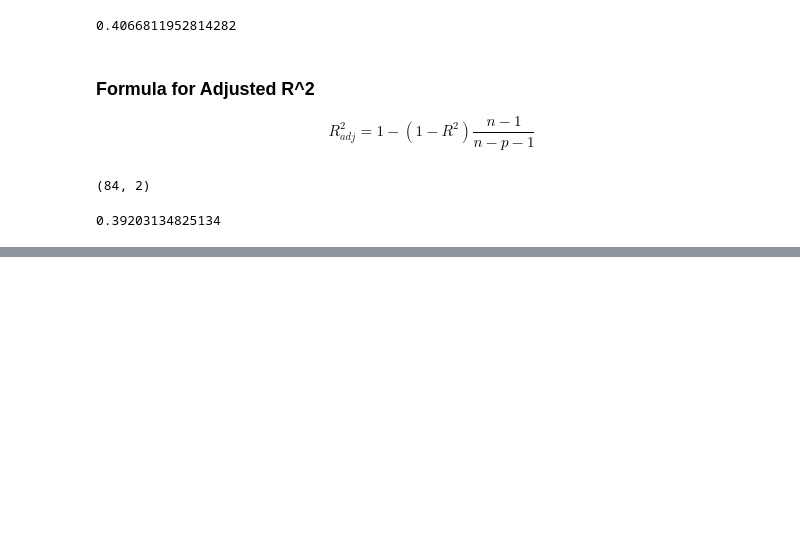
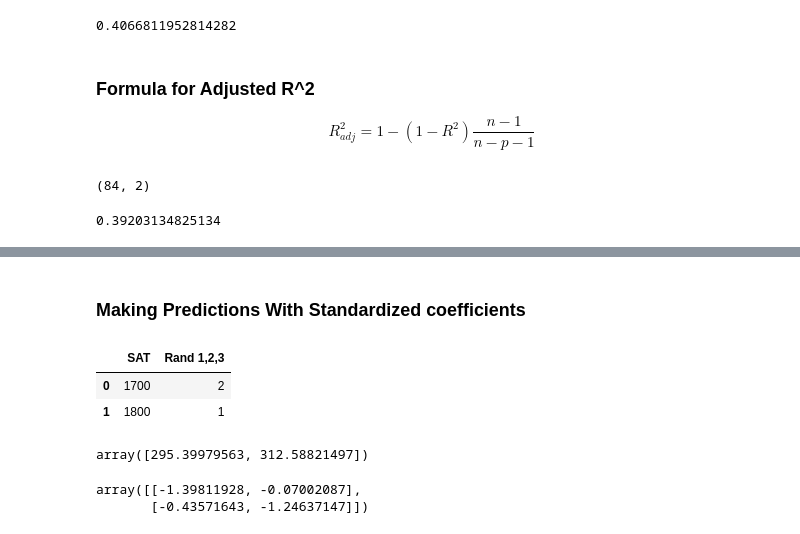
Before and after one commit to Briankipkemboi78/Data-Science, a Jupyter notebook: sklearn/sklearn_Multiple_Linear_Regression.ipynb, the cells around one changed output, grey strips where cells are left out. Drawn from its saved outputs; the diff is of its cells as text; code cells hidden in the pictures; blank space fills up the shorter version.

```diff
--- a/sklearn/sklearn_Multiple_Linear_Regression.ipynb
+++ b/sklearn/sklearn_Multiple_Linear_Regression.ipynb
@@ -84,0 +127,19 @@ adjusted_r2
+# %% [markdown]
+### Making Predictions With Standardized coefficients
+# %%
+new_data = pd.DataFrame(data=[[1700,2], [1800,1]], columns=['SAT', 'Rand 1,2,3'])
+new_data
+# %% [output]
+|  | SAT | Rand 1,2,3 |
+| 0 | 1700 | 2 |
+| 1 | 1800 | 1 |
+# %%
+reg.predict(new_data)
+# %% [output]
+array([295.39979563, 312.58821497])
+# %%
+new_data_scaled = scaler.transform(new_data)
+new_data_scaled
+# %% [output]
+array([[-1.39811928, -0.07002087],
+       [-0.43571643, -1.24637147]])
```
Also changed, not shown: parts of 13 cells of this notebook.
